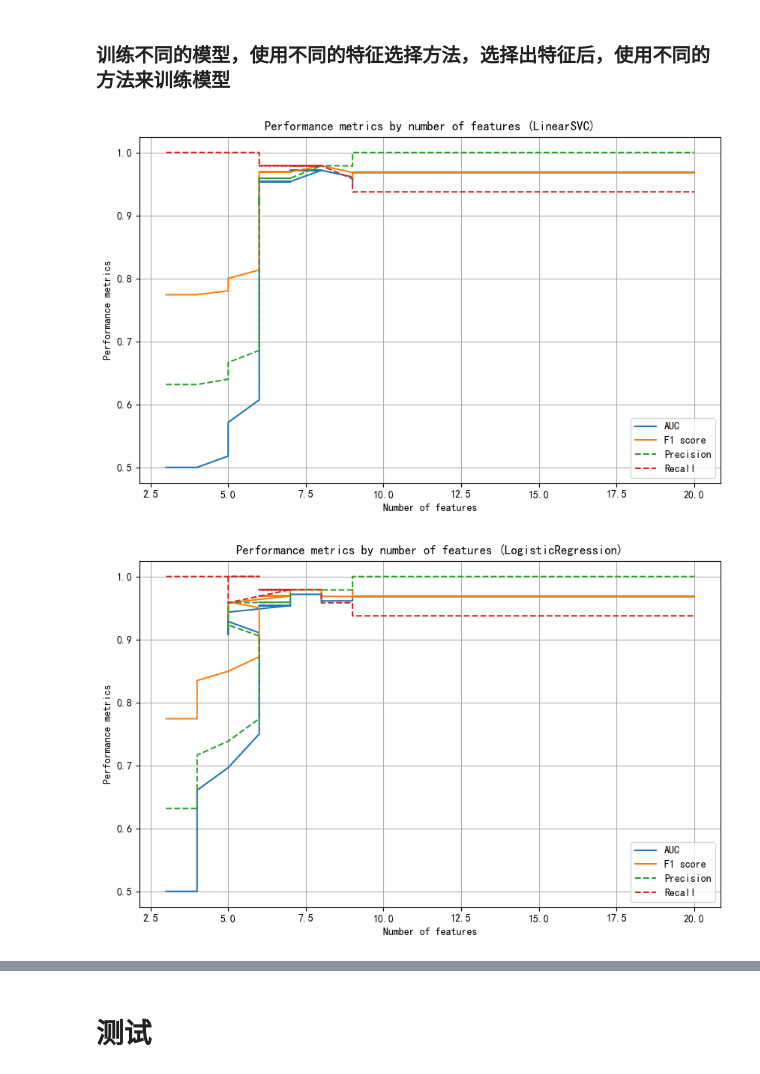
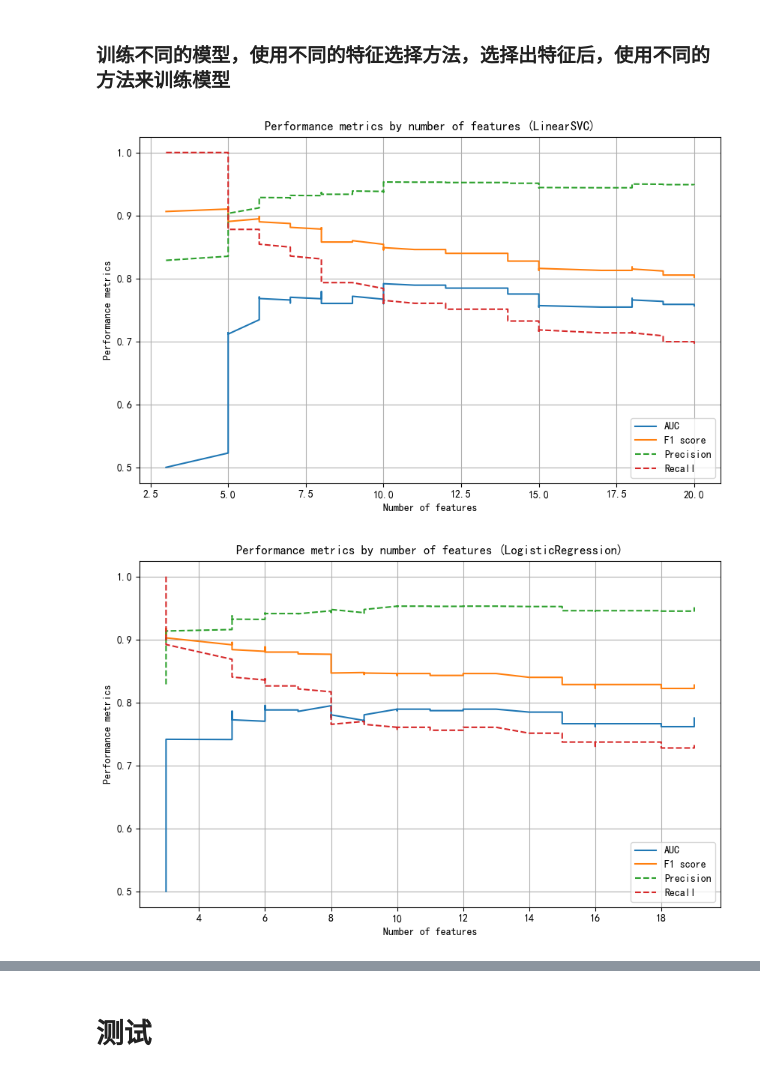
Before and after one commit to yeouyang326/digital-encoding-of-miRNA, a Jupyter notebook: 2StepSelect.ipynb, the cells around one changed output, grey strips where cells are left out. Drawn from its saved outputs; the diff is of its cells as text; code cells hidden in the pictures.

```diff
--- a/2StepSelect.ipynb
+++ b/2StepSelect.ipynb
@@ -623,7 +628,7 @@ def cal_score_with_feature(data, gpl, feature, weight, times, intercept,model):
 通过调控C，使用LogisticRegression or LinearSVC 一次性完成基因筛选和模型训练
 # %%
 def evaluate_classifier(clf, method, model, X_train, y_train, X_test, y_test, params):
-    global results
+    global final_results
 
     acc_scores, auc_scores, f1_scores, precision_scores, recall_scores, n_features = [], [], [], [], [], []
 
@@ -681,8 +686,8 @@ def evaluate_classifier(clf, method, model, X_train, y_train, X_test, y_test, pa
 
             nonzero_coef_indices = np.flatnonzero(clf.coef_) # get the indices of non-zero coef
             gene_id = list(X_train.columns[nonzero_coef_indices])
-            gene_symbol = [gpl.table[gpl.table['ID'] == i]['Gene Symbol'].values[0] for i in gene_id]
-            gb_acc = [gpl.table[gpl.table['ID'] == i]['GB_ACC'].values[0] for i in gene_id]
+            gene_symbol = list(X_train.columns[nonzero_coef_indices])
+            gb_acc = list(X_train.columns[nonzero_coef_indices])
 
             result = pd.DataFrame({
                 'method': [method],
@@ -704,7 +709,7 @@ def evaluate_classifier(clf, method, model, X_train, y_train, X_test, y_test, pa
                 'gb_acc': [gb_acc]
             })
 
-            results = pd.concat([results, result], ignore_index=True)
+            final_results = pd.concat([final_results, result], ignore_index=True)
 
             # For plotting
             n_features.append(n)
@@ -730,7 +735,7 @@ def evaluate_classifier(clf, method, model, X_train, y_train, X_test, y_test, pa
 # %% [markdown]
 ### 只保留细菌和病毒
 # %%
-infection_status_map = {
+target_map = {
     'virus': 1,
     'bacteria': 0,
     'viral': 1,
@@ -742,13 +747,16 @@ infection_status_map = {
     'S. aureus, MSSA': 0,
     'None': -1,
     'Influenza B': 1,
-    'non-infectious illness': -1
+    'non-infectious illness': -1,
+    'v': 1,
+    'b': 0,
+    'c': -1
 }
 # %%
 # 病毒与未感染的鉴别
-train_data = gse_csv.copy()
+train_data = gsedata.copy()
 # prevent Object of type "Series[Unknown]" is not callable
-train_data['target'] = train_data['infection_status'].map(infection_status_map)
+train_data['target'] = train_data['characteristics: sample class'].map(target_map)
 train_data = train_data[train_data['target'] != -1]
 # %% [markdown]
 ### 筛选出 细菌病毒感染中表达量大差异于等于2倍的基因
@@ -759,7 +777,7 @@ higher_columns, higher_times = get_higher_columns(train_data)
 # %%
 data_higher, data_higher_times = sort_higher_columns(train_data, higher_columns, higher_times)
-X_train, X_test, y_train, y_test = train_test_split(data_higher.drop(['infection_status','target'], axis=1), data_higher['target'], test_size=0.4, random_state=0)
-X_train, y_train = sm.fit_resample(data_higher.drop(['infection_status','target'], axis=1), data_higher['target'])
+X_train, X_test, y_train, y_test = train_test_split(data_higher, data_higher['target'], test_size=0.2, random_state=0)
+X_train, y_train = sm.fit_resample(data_higher, data_higher['target'])
 # %% [markdown]
 使用 boxplot 对排序后的基因画图，选了前50个
 # %%
@@ -768,18 +786,18 @@ if not Skip_Paint:
 # %% [markdown]
 ### 训练不同的模型，使用不同的特征选择方法，选择出特征后，使用不同的方法来训练模型
 # %%
-results = pd.DataFrame(columns=['method', 'model', 'n', 'acc', 'auc', 'f1', 'precision', 'recall', 'confusionmatrix','coef', 'coef_rounded', 'found_coef', 'multiple_times','intercept', 'gene_id', 'gene_symbol', 'gb_acc'])
+final_results = pd.DataFrame(columns=['method', 'model', 'n', 'acc', 'auc', 'f1', 'precision', 'recall', 'confusionmatrix','coef', 'coef_rounded', 'found_coef', 'multiple_times','intercept', 'gene_id', 'gene_symbol', 'gb_acc'])
 C_values = np.logspace(-7, -3, num=300, base=10)
 
 lsvc = LinearSVC(penalty="l1", dual=False)
 lsvc_params = [{'C': C} for C in C_values]
 evaluate_classifier(lsvc, 'LinearSVC', 'lsvc', X_train, y_train, X_test, y_test, lsvc_params)
 lr = LogisticRegression(penalty='l1', solver='liblinear')
 lr_params = [{'C': C} for C in C_values]
 evaluate_classifier(lr, 'LogisticRegression', 'lr', X_train, y_train, X_test, y_test, lr_params)
 # %% [output]
-[figure, old version]
+[figure, new version]
-[figure, old version]
+[figure, new version]
 # %%
 # reproduce
 results_sorted_found_coef = results_sorted[results_sorted['found_coef'] == True].reset_index(drop=True).copy()
```
Also changed, not shown: parts of 23 cells of this notebook.
